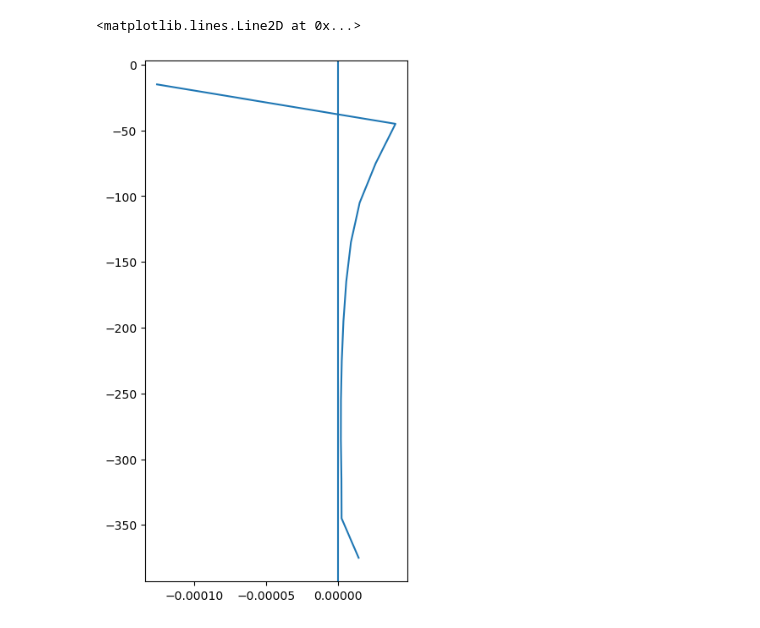
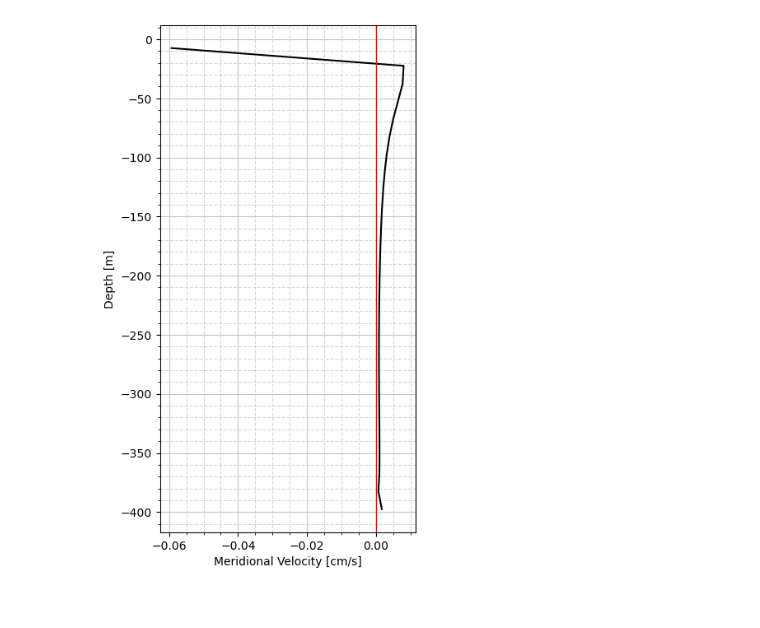
Before and after one commit to kaftkatt/IntercambioNGC, a Jupyter notebook: Scripts/2D analysis.ipynb, the cells around one changed output. Cells and saved outputs as stored; diff of their text form; code cells hidden in the pictures.

```diff
--- a/Scripts/2D analysis.ipynb
+++ b/Scripts/2D analysis.ipynb
@@ -26,8 +26,8 @@ import warnings
 import datetime
 warnings.filterwarnings("ignore")
 # %%
-project='2Dsill'
-ed='run0/'
+project='2DsillOB'
+ed='run/'
 
 location='/Users/ameliaking/Proyecto/Codigo/NGC/'+ str(project) + '/Files/' + str(ed) #'/Users/ameliaking/Proyecto/Codigo/Idealizada/ChangeDim/'
 
@@ -66,9 +66,9 @@ hFacS = dsG.HFacS
 hfaS = np.ma.masked_values(hFacS, 0)
 masks = np.ma.getmask(hfaS)
 
-if project == 'SaddlePoint':
-    dz=75
-elif project == 'Sponge':
-    dz=60
-
-OB=20
+if project == '2Dsill':
+    OB=1
+    OBend=-1
+elif project =='2DsillOB':
+    OB=20
+    OBend=-1
@@ -287,8 +287,13 @@ pl.rcParams.update(params)
 plt.rcParams['figure.dpi'] = 100
 plt.rcParams['savefig.dpi'] = 100
 # %%
-plt.plot(ds.VVEL[-1,:13,int(0.5*ny),0],dsG.Z[:13])
-plt.axvline(0)
+plt.plot(np.ma.masked_array(V[int(0.5*ny),:]*100,mask=masks[:,int(0.5*ny),0]),dsG.Z,color='k',linewidth=1.5)
+plt.xlabel('Meridional Velocity [cm/s]')
+plt.ylabel('Depth [m]')
+plt.axvline(0,linewidth=1, color='r')
+plt.minorticks_on()
+
+plt.grid(which='minor',linestyle='--', alpha=0.5)
+plt.grid(which='major',alpha=0.7)
 # %% [output]
-<matplotlib.lines.Line2D at 0x...>
-[figure, old version]
+[figure, new version]
```
Also changed, not shown: parts of 6 cells of this notebook, 9 other files.
